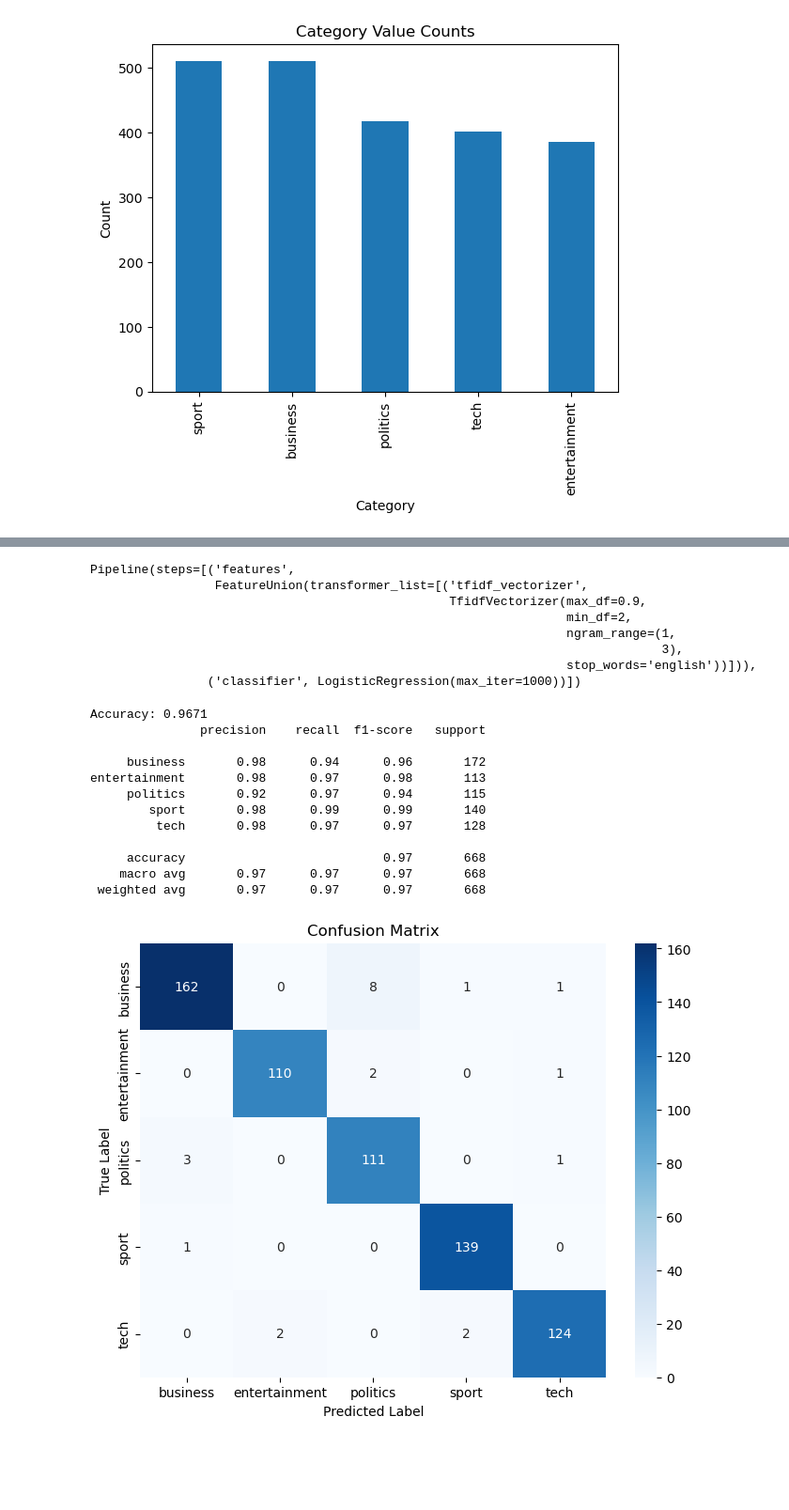
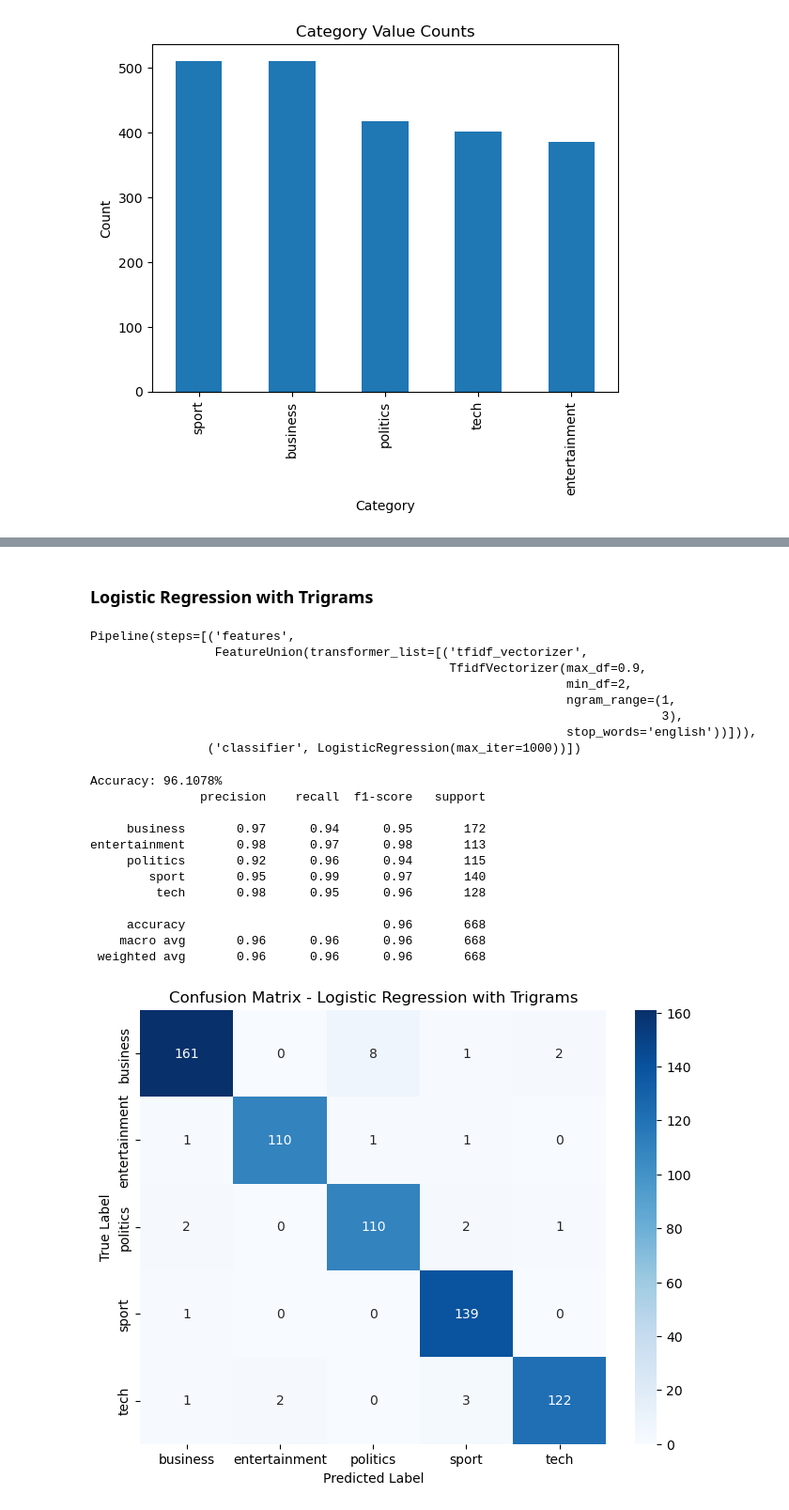
Before and after one commit to AI-Studio-News-Copilot/microsoft-news-copilot, a Jupyter notebook: data-prep.ipynb, the cells around one changed output, grey strips where cells are left out. Shown at 94% size. Saved outputs shown, nothing was run; the diff lists cells and outputs as text; code cells hidden in the pictures; blank space fills up the shorter version.

```diff
--- a/data-prep.ipynb
+++ b/data-prep.ipynb
@@ -65,8 +74,8 @@ plt.show()
 # %%
 import re
 import nltk
-# from gensim.utils import simple_preprocess
-# from gensim.parsing.preprocessing import STOPWORDS
+from gensim.utils import simple_preprocess
+from gensim.parsing.preprocessing import STOPWORDS
 from nltk import download
 from nltk.stem import WordNetLemmatizer
 
@@ -81,10 +90,10 @@ def clean_text(text):
     text = re.sub(r'[^\w\s]', '', text)
 
     #tokenize the text
-    # tokens = simple_preprocess(text)
+    tokens = simple_preprocess(text)
     #lemmatize the tokens and remove stop words
-    # lemmatized_text = [lemmatizer.lemmatize(token) for token in tokens if token not in STOPWORDS]
-    return text
+    lemmatized_text = [lemmatizer.lemmatize(token) for token in tokens if token not in STOPWORDS]
+    return lemmatized_text
 
 #create new column in dataframe with cleaned text
 df['processed_text'] = df['content'].apply(clean_text)
@@ -145,3 +234,5 @@ tech           1272.0
+# %% [markdown]
+### Logistic Regression with Trigrams
 # %%
 from sklearn.pipeline import Pipeline, FeatureUnion
 from sklearn.feature_extraction.text import CountVectorizer
@@ -178,40 +267,35 @@ Pipeline(steps=[('features',
                                                                  stop_words='english'))])),
                 ('classifier', LogisticRegression(max_iter=1000))])
 # %%
-from sklearn.metrics import accuracy_score, classification_report
-
 y_pred = pipeline.predict(X_test)
 
 accuracy = accuracy_score(y_test, y_pred)
-print(f'Accuracy: {accuracy:.4f}')
+print(f'Accuracy: {accuracy * 100:.4f}%')
 
-print(classification_report(y_test, y_pred))g
+print(classification_report(y_test, y_pred))
 # %% [output]
-Accuracy: 0.9671
+Accuracy: 96.1078%
                precision    recall  f1-score   support
 
-     business       0.98      0.94      0.96       172
+     business       0.97      0.94      0.95       172
 entertainment       0.98      0.97      0.98       113
-     politics       0.92      0.97      0.94       115
-        sport       0.98      0.99      0.99       140
-         tech       0.98      0.97      0.97       128
+     politics       0.92      0.96      0.94       115
+        sport       0.95      0.99      0.97       140
+         tech       0.98      0.95      0.96       128
 
-     accuracy                           0.97       668
-    macro avg       0.97      0.97      0.97       668
- weighted avg       0.97      0.97      0.97       668
+     accuracy                           0.96       668
+    macro avg       0.96      0.96      0.96       668
+ weighted avg       0.96      0.96      0.96       668
 # %%
-import seaborn as sns
-from sklearn.metrics import confusion_matrix
-
 #build the confusion matrix
 cm = confusion_matrix(y_test, y_pred)
 
 #plot the matrix
 plt.figure(figsize=(8,6))
 sns.heatmap(cm, annot=True, fmt='d', cmap='Blues', xticklabels=pipeline.classes_, yticklabels=pipeline.classes_)
 plt.xlabel('Predicted Label')
 plt.ylabel('True Label')
-plt.title('Confusion Matrix')
+plt.title('Confusion Matrix - Logistic Regression with Trigrams')
 plt.show()
 # %% [output]
-[figure, old version]
+[figure, new version]
```
Also changed, not shown: parts of 15 cells of this notebook.
